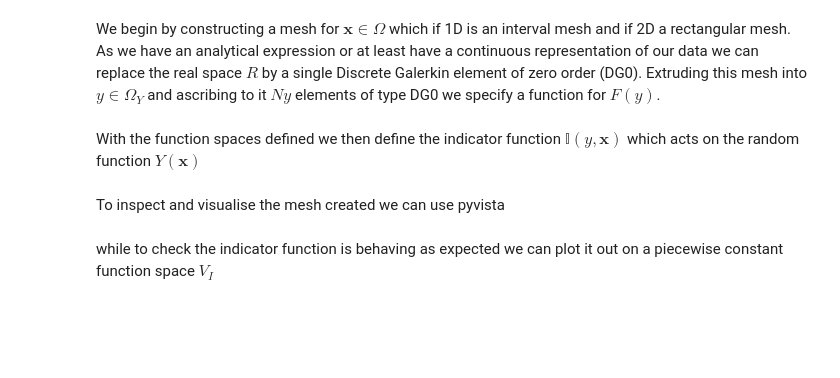
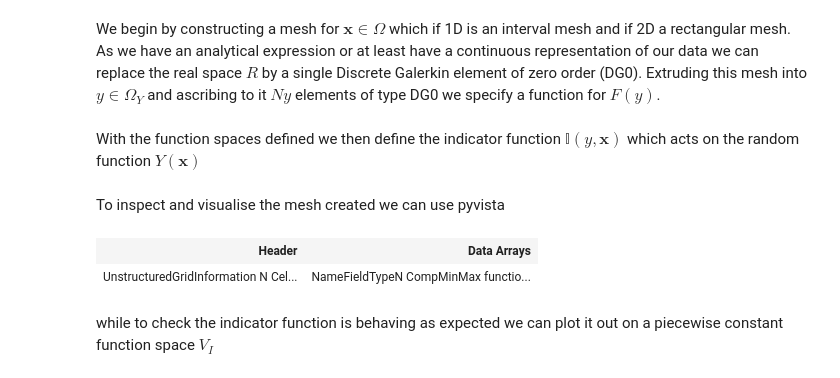
Before and after one commit to D-stratify/Numdf, a Jupyter notebook: PDF_Construction_using_extruded_mesh.ipynb, the cells around one changed output. Cells and saved outputs as stored; diff of their text form; code cells hidden in the pictures; blank space fills up the shorter version.

```diff
--- a/PDF_Construction_using_extruded_mesh.ipynb
+++ b/PDF_Construction_using_extruded_mesh.ipynb
@@ -188,16 +188,19 @@ To inspect and visualise the mesh created we can use pyvista
 # %%
 # Get information on the mesh
 reader = pv.get_reader(filename="Exruded_Mesh.pvd")
 fdrake_mesh = reader.read()[0]
 fdrake_mesh
 
 # Visualise the mesh
-static_plotter = pv.Plotter()
-static_plotter.add_mesh(fdrake_mesh, color='black', style='wireframe', line_width=2)
-static_plotter.add_points(fdrake_mesh.points, color='red', point_size=4)
-static_plotter.add_axes()
-#static_plotter.camera_position = 'xy'
-static_plotter.show()
+# static_plotter = pv.Plotter()
+# static_plotter.add_mesh(fdrake_mesh, color='black', style='wireframe', line_width=2)
+# static_plotter.add_points(fdrake_mesh.points, color='red', point_size=4)
+# static_plotter.add_axes()
+# #static_plotter.camera_position = 'xy'
+# static_plotter.show()
+# %% [output]
+| Header | Data Arrays |
+| UnstructuredGridInformation N Cel... | NameFieldTypeN CompMinMax functio... |
 # %% [markdown]
 while to check the indicator function is behaving as expected we can plot it out on a piecewise constant function space $V_I$
 # %%
```
Also changed, not shown: parts of 8 cells of this notebook.
